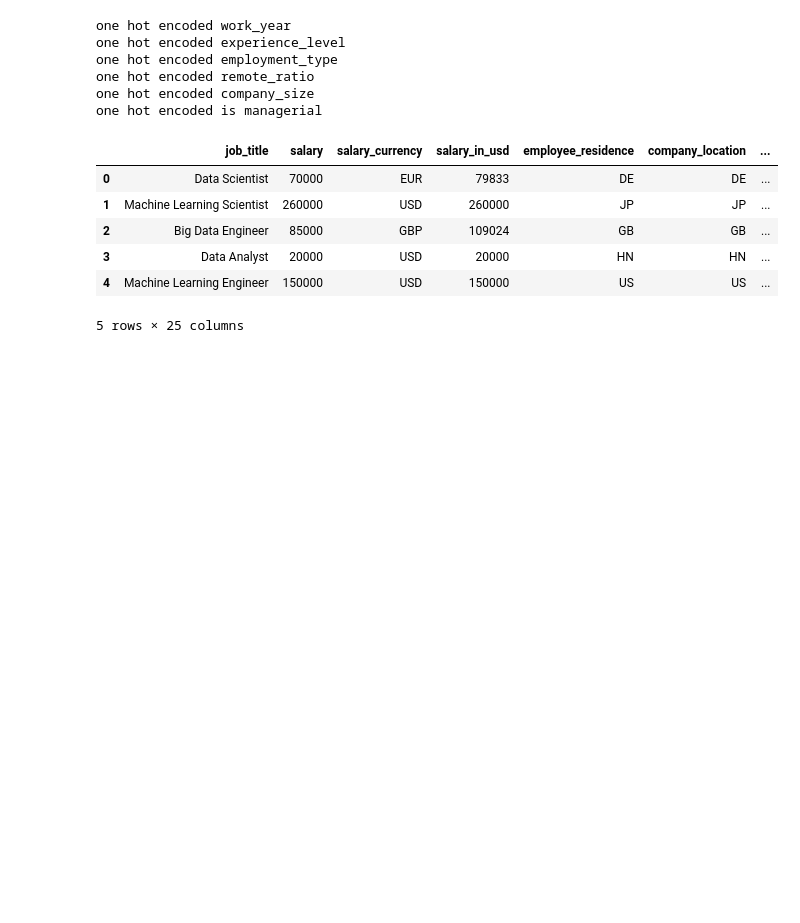
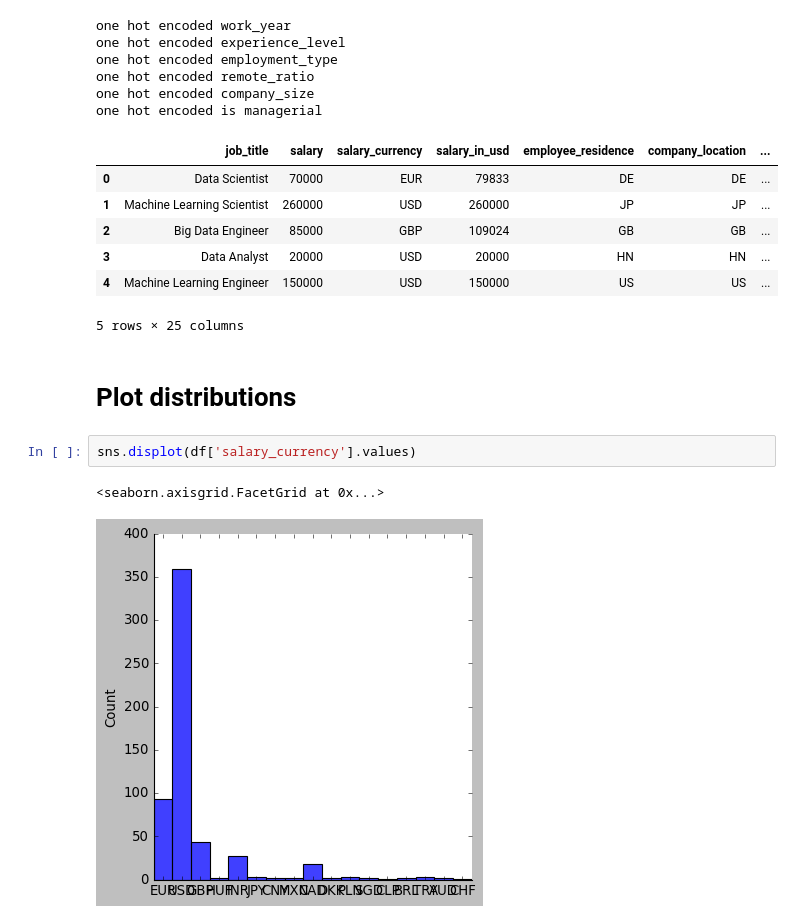
Before and after one commit to BinhHong/Data-science-job-salaries-2022, a Jupyter notebook: DS job salaries.ipynb, the cells around one changed output. Saved outputs shown, nothing was run; the diff lists cells and outputs as text; blank space fills up the shorter version.

```diff
--- a/DS job salaries.ipynb
+++ b/DS job salaries.ipynb
@@ -501,3 +482,10 @@ one hot encoded is managerial
 | 3 | Data Analyst | 20000 | USD | 20000 | HN | HN | ... |
 | 4 | Machine Learning Engineer | 150000 | USD | 150000 | US | US | ... |
 5 rows × 25 columns
+# %% [markdown]
+# Plot distributions
+# %%
+sns.displot(df['salary_currency'].values)
+# %% [output]
+<seaborn.axisgrid.FacetGrid at 0x...>
+[figure, added]
```
Also changed, not shown: parts of 6 cells of this notebook.
